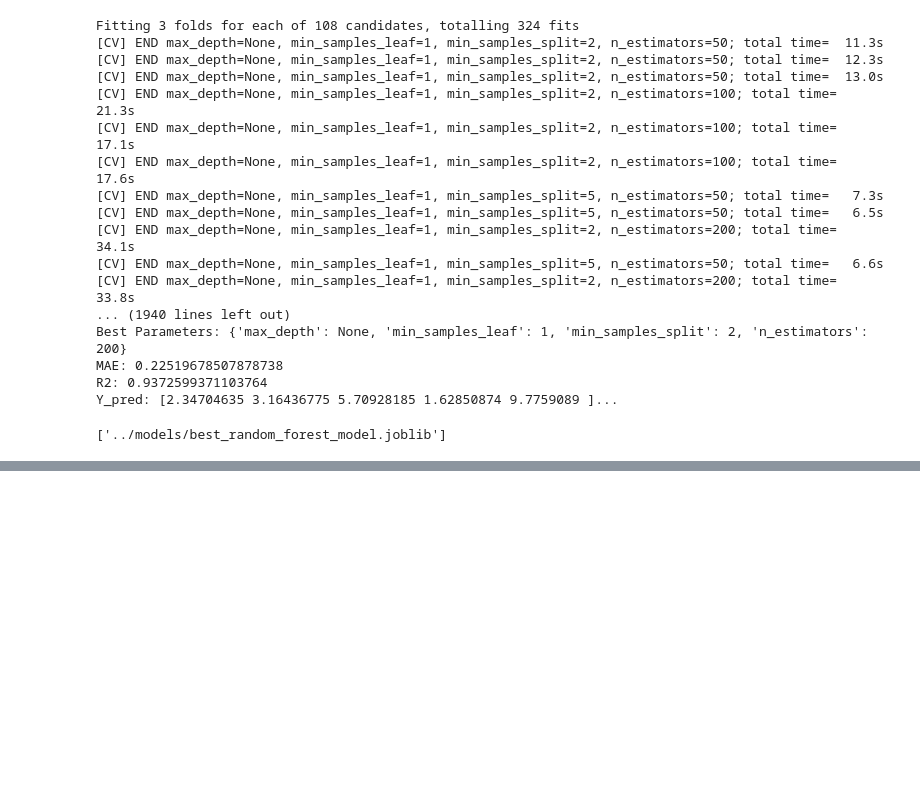
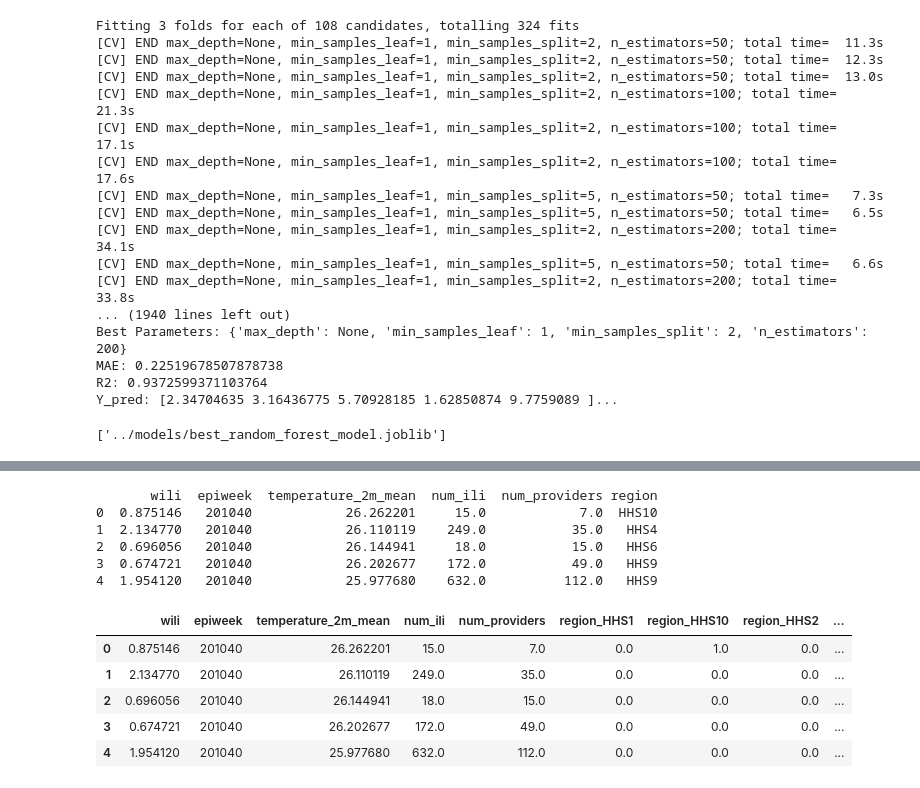
Before and after one commit to Laura-Cruz-Gil/Proyecto_Final_Salud, a Jupyter notebook: src/explore.ipynb, the cells around one changed output, grey strips where cells are left out. Drawn from its saved outputs; the diff is of its cells as text; code cells hidden in the pictures; blank space fills up the shorter version.

Commit message:
#new_models_without_states

```diff
--- a/src/explore.ipynb
+++ b/src/explore.ipynb
@@ -794,0 +1014,3 @@ dump(best_model, '../models/best_random_forest_model.joblib')
+# %%
+dataframe = pd.read_csv('../data/processed/df_final.csv', delimiter=',', encoding='utf-8')
+dataframe.head()
@@ -794,0 +1025,60 @@ dump(best_model, '../models/best_random_forest_model.joblib')
+# %%
+state_to_hhs = {
+    "state_alabama": "HHS4", "state_alaska": "HHS10", "state_arizona": "HHS9", "state_arkansas": "HHS6",
+    "state_california": "HHS9", "state_colorado": "HHS8", "state_connecticut": "HHS1", "state_delaware": "HHS3",
+    "state_florida": "HHS4", "state_georgia": "HHS4", "state_hawaii": "HHS9", "state_idaho": "HHS10",
+    "state_illinois": "HHS5", "state_indiana": "HHS5", "state_iowa": "HHS7", "state_kansas": "HHS7",
+    "state_kentucky": "HHS4", "state_louisiana": "HHS6", "state_maine": "HHS1", "state_maryland": "HHS3",
+    "state_massachusetts": "HHS1", "state_michigan": "HHS5", "state_minnesota": "HHS5", "state_mississippi": "HHS4",
+    "state_missouri": "HHS7", "state_montana": "HHS8", "state_nebraska": "HHS7", "state_nevada": "HHS9",
+    "state_new hampshire": "HHS1", "state_new jersey": "HHS2", "state_new mexico": "HHS6", "state_new york": "HHS2",
+    "state_north carolina": "HHS4", "state_north dakota": "HHS8", "state_ohio": "HHS5", "state_oklahoma": "HHS6",
+    "state_oregon": "HHS10", "state_pennsylvania": "HHS3", "state_rhode island": "HHS1", "state_south carolina": "HHS4",
+    "state_south dakota": "HHS8", "state_tennessee": "HHS4", "state_texas": "HHS6", "state_utah": "HHS8",
+    "state_vermont": "HHS1", "state_virginia": "HHS3", "state_washington": "HHS10", "state_west virginia": "HHS3",
+    "state_wisconsin": "HHS5", "state_wyoming": "HHS8"
+}
+
+def map_region(row):
+    for state, region in state_to_hhs.items():
+        if row[state] == 1:
+            return region
+    return None
+
+dataframe["region"] = dataframe.apply(map_region, axis=1)
+
+hhs_regions = {
+    "HHS1": "Región 1", "HHS2": "Región 2", "HHS3": "Región 3", "HHS4": "Región 4",
+    "HHS5": "Región 5", "HHS6": "Región 6", "HHS7": "Región 7", "HHS8": "Región 8",
+    "HHS9": "Región 9", "HHS10": "Región 10"
+}
+
+state_columns = [col for col in dataframe.columns if col.startswith("state_")]
+dataframe.drop(columns=state_columns, inplace=True)
+
+print(dataframe.head())
+# %% [output]
+       wili  epiweek  temperature_2m_mean  num_ili  num_providers region
+0  0.875146   201040            26.262201     15.0            7.0  HHS10
+1  2.134770   201040            26.110119    249.0           35.0   HHS4
+2  0.696056   201040            26.144941     18.0           15.0   HHS6
+3  0.674721   201040            26.202677    172.0           49.0   HHS9
+4  1.954120   201040            25.977680    632.0          112.0   HHS9
+# %%
+from sklearn.preprocessing import OneHotEncoder
+
+onehot_encoder = OneHotEncoder()
+state_encoded = onehot_encoder.fit_transform(dataframe[['region']]).toarray()
+
+state_df = pd.DataFrame(state_encoded, columns=onehot_encoder.get_feature_names_out(['region']))
+
+dataframe = pd.concat([dataframe.drop('region', axis=1), state_df], axis=1)
+
+dataframe.head()
+# %% [output]
+|  | wili | epiweek | temperature_2m_mean | num_ili | num_providers | region_HHS1 | region_HHS10 | region_HHS2 | ... |
+| 0 | 0.875146 | 201040 | 26.262201 | 15.0 | 7.0 | 0.0 | 1.0 | 0.0 | ... |
+| 1 | 2.134770 | 201040 | 26.110119 | 249.0 | 35.0 | 0.0 | 0.0 | 0.0 | ... |
+| 2 | 0.696056 | 201040 | 26.144941 | 18.0 | 15.0 | 0.0 | 0.0 | 0.0 | ... |
+| 3 | 0.674721 | 201040 | 26.202677 | 172.0 | 49.0 | 0.0 | 0.0 | 0.0 | ... |
+| 4 | 1.954120 | 201040 | 25.977680 | 632.0 | 112.0 | 0.0 | 0.0 | 0.0 | ... |
```
Also changed, not shown: parts of 20 cells of this notebook, 2 other files.
